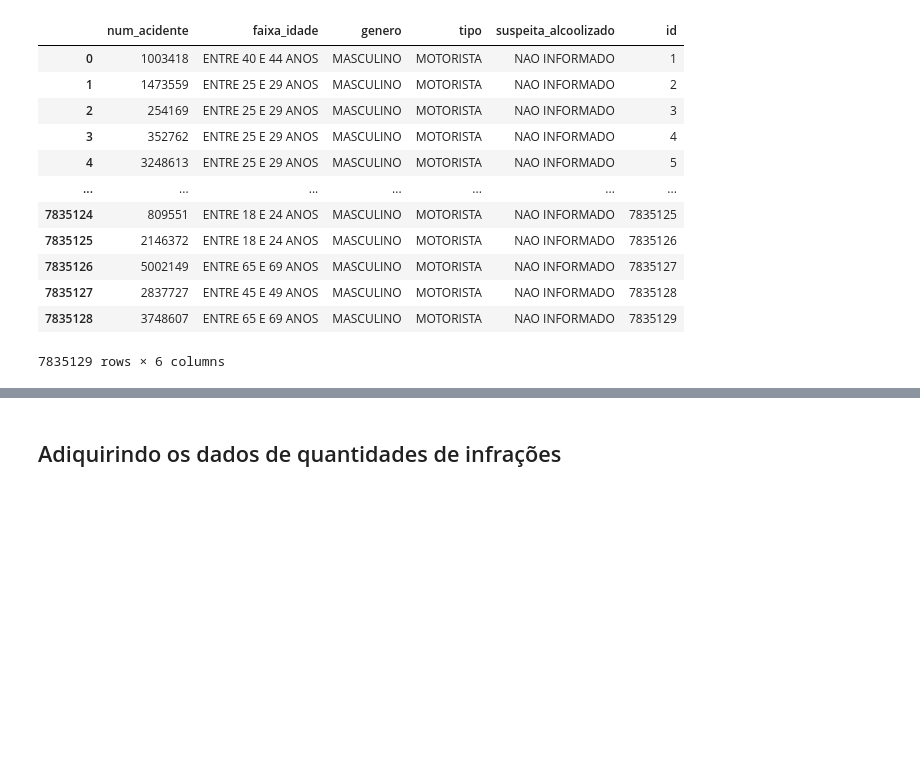
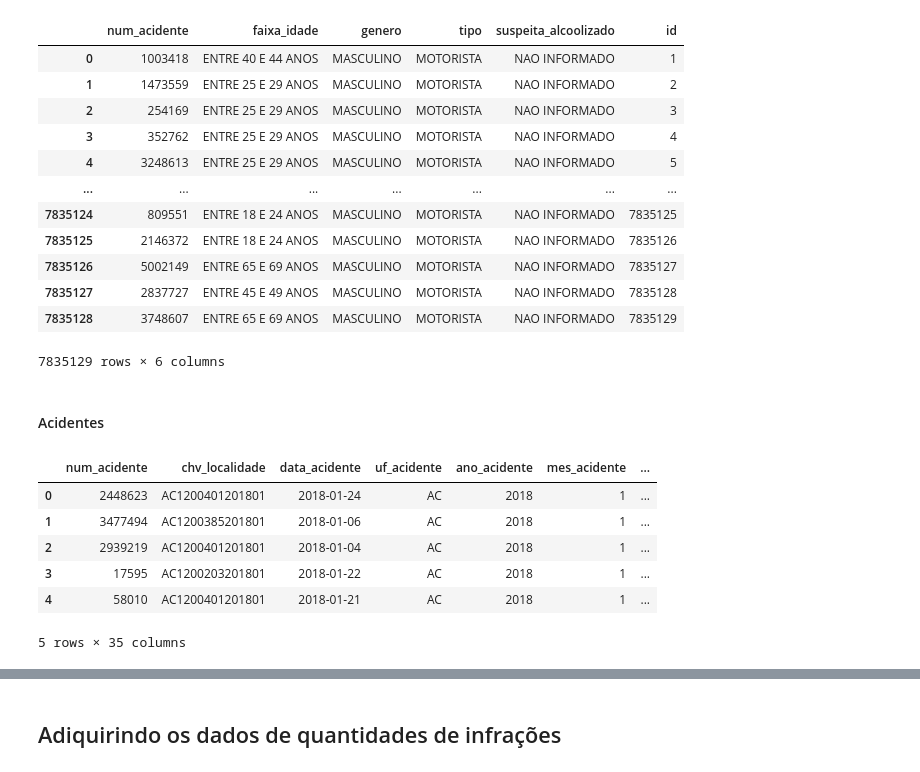
Before and after one commit to lucasstna/trabalho-siad, a Jupyter notebook: transformacoes_dados.ipynb, the cells around one changed output, grey strips where cells are left out. Saved outputs shown, nothing was run; the diff lists cells and outputs as text; code cells hidden in the pictures; blank space fills up the shorter version.

```diff
--- a/transformacoes_dados.ipynb
+++ b/transformacoes_dados.ipynb
@@ -210,3 +215,5 @@ vitimas
 | 7835127 | 2837727 | ENTRE 45 E 49 ANOS | MASCULINO | MOTORISTA | NAO INFORMADO | 7835128 |
 | 7835128 | 3748607 | ENTRE 65 E 69 ANOS | MASCULINO | MOTORISTA | NAO INFORMADO | 7835129 |
 7835129 rows × 6 columns
+# %% [markdown]
+#### Acidentes
@@ -212,0 +222,10 @@ vitimas
+# %%
+df_acidentes.head()
+# %% [output]
+|  | num_acidente | chv_localidade | data_acidente | uf_acidente | ano_acidente | mes_acidente | ... |
+| 0 | 2448623 | AC1200401201801 | 2018-01-24 | AC | 2018 | 1 | ... |
+| 1 | 3477494 | AC1200385201801 | 2018-01-06 | AC | 2018 | 1 | ... |
+| 2 | 2939219 | AC1200401201801 | 2018-01-04 | AC | 2018 | 1 | ... |
+| 3 | 17595 | AC1200203201801 | 2018-01-22 | AC | 2018 | 1 | ... |
+| 4 | 58010 | AC1200401201801 | 2018-01-21 | AC | 2018 | 1 | ... |
+5 rows × 35 columns
```
Also changed, not shown: parts of 24 cells of this notebook, 1 other file.
